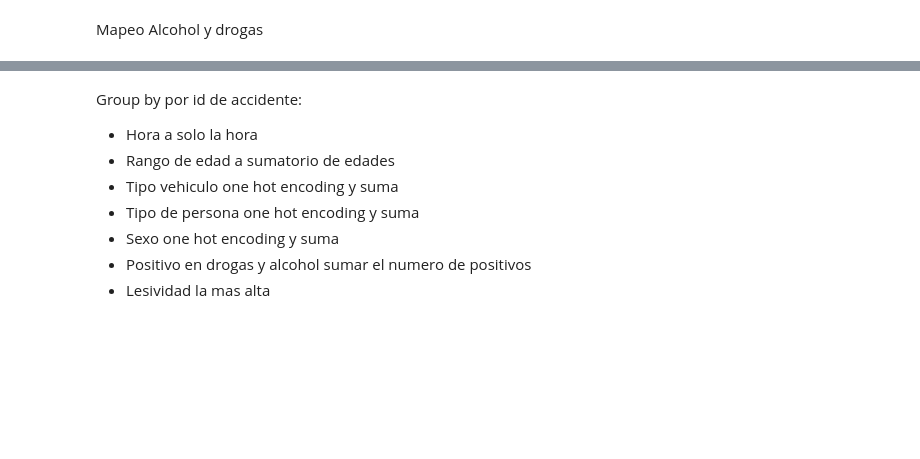
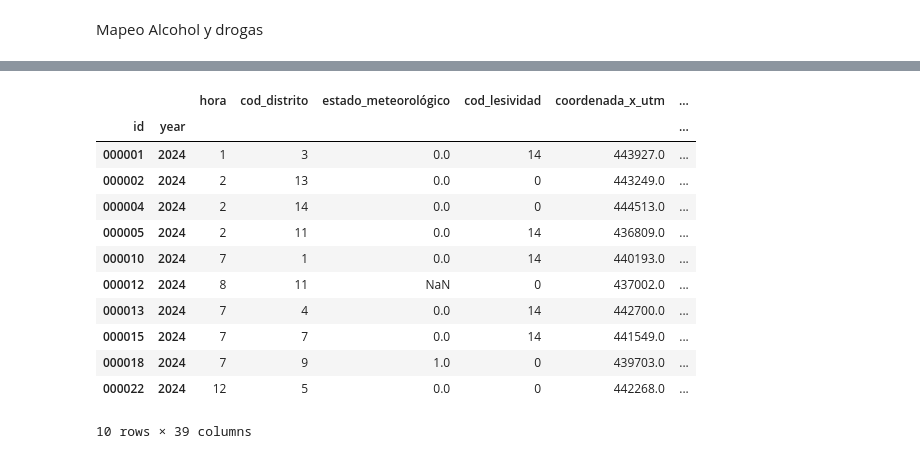
Before and after one commit to AndreesBenitoo/Practica_noSupervisado_Andres_Pedro, a Jupyter notebook: 1_jerarquico.ipynb, the cells around one changed output, grey strips where cells are left out. Cells and saved outputs as stored; diff of their text form; code cells hidden in the pictures; blank space fills up the shorter version.

Commit message:
Preparado el dataframe de entrenamiento

```diff
--- a/1_jerarquico.ipynb
+++ b/1_jerarquico.ipynb
@@ -409,4 +630,6 @@ df['hora'].value_counts()
 # %%
-df_entrenamiento = df.drop(columns=['num_expediente', 'localizacion', 'numero', 'distrito', 'lesividad'], axis=1)
+df_entrenamiento = df_entrenamiento.drop(columns=['num_expediente', 'fecha', 'localizacion', 'numero', 'distrito', 'lesividad'], axis=1)
+# %%
+df_entrenamiento = pd.get_dummies(df_entrenamiento, columns=['tipo_accidente', 'tipo_vehiculo', 'rango_edad', 'sexo'], dtype=int)
 # %%
 df_entrenamiento.head(10)
@@ -413,12 +648,0 @@ df_entrenamiento.head(10)
-# %% [markdown]
-Group by por id de accidente:
-
--   Hora a solo la hora
--   Rango de edad a sumatorio de edades
--   Tipo vehiculo one hot encoding y suma
--   Tipo de persona one hot encoding y suma
--   Sexo one hot encoding y suma
--   Positivo en drogas y alcohol sumar el numero de positivos
--   Lesividad la mas alta
-# %%
-df_entrenamiento = df_entrenamiento.drop('id',axis=1)
@@ -428,0 +649,44 @@ df_transformado.describe()
+# %%
+sum_col = ['tipo_persona_Conductor',
+       'tipo_persona_Pasajero', 'tipo_persona_Peatón',
+       'tipo_accidente_Alcance', 'tipo_accidente_Atropello a persona',
+       'tipo_accidente_Caida', 'tipo_accidente_Choque',
+       'tipo_accidente_Colision doble', 'tipo_accidente_Colision multiple',
+       'tipo_accidente_Otras Causas', 'tipo_accidente_Vuelco',
+       'tipo_vehiculo_Bicicletas y ciclos no motorizados',
+       'tipo_vehiculo_Motocicletas y ciclomotores',
+       'tipo_vehiculo_Sin clasificar/especificar',
+       'tipo_vehiculo_Turismos y vehículos ligeros',
+       'tipo_vehiculo_Vehículos de carga',
+       'tipo_vehiculo_Vehículos de transporte público',
+       'tipo_vehiculo_Vehículos eléctricos ligeros',
+       'tipo_vehiculo_Vehículos especializados', 'rango_edad_-1',
+       'rango_edad_0', 'rango_edad_10', 'rango_edad_18', 'rango_edad_25',
+       'rango_edad_40', 'rango_edad_60', 'sexo_Desconocido', 'sexo_Hombre',
+       'sexo_Mujer']
+general_col = ['hora', 'cod_distrito', 'estado_meteorológico', 'cod_lesividad',
+       'coordenada_x_utm', 'coordenada_y_utm', 'positiva_alcohol',
+       'positiva_droga', 'year', 'id']
+
+agg_dict_sum = {col: 'sum' for col in sum_col}
+agg_dict_general = {col: 'first' for col in general_col}
+
+agg_dict = {**agg_dict_general, **agg_dict_sum}
+
+df_entrenamiento = df_entrenamiento.groupby(['id', 'year'], as_index=False).agg(agg_dict)
+# %%
+df_entrenamiento.head(10)
+# %% [output]
+|  |  | hora | cod_distrito | estado_meteorológico | cod_lesividad | coordenada_x_utm | ... |
+| id | year |  |  |  |  |  | ... |
+| 000001 | 2024 | 1 | 3 | 0.0 | 14 | 443927.0 | ... |
+| 000002 | 2024 | 2 | 13 | 0.0 | 0 | 443249.0 | ... |
+| 000004 | 2024 | 2 | 14 | 0.0 | 0 | 444513.0 | ... |
+| 000005 | 2024 | 2 | 11 | 0.0 | 14 | 436809.0 | ... |
+| 000010 | 2024 | 7 | 1 | 0.0 | 14 | 440193.0 | ... |
+| 000012 | 2024 | 8 | 11 | NaN | 0 | 437002.0 | ... |
+| 000013 | 2024 | 7 | 4 | 0.0 | 14 | 442700.0 | ... |
+| 000015 | 2024 | 7 | 7 | 0.0 | 14 | 441549.0 | ... |
+| 000018 | 2024 | 7 | 9 | 1.0 | 0 | 439703.0 | ... |
+| 000022 | 2024 | 12 | 5 | 0.0 | 0 | 442268.0 | ... |
+10 rows × 39 columns
```
Also changed, not shown: parts of 27 cells of this notebook.
